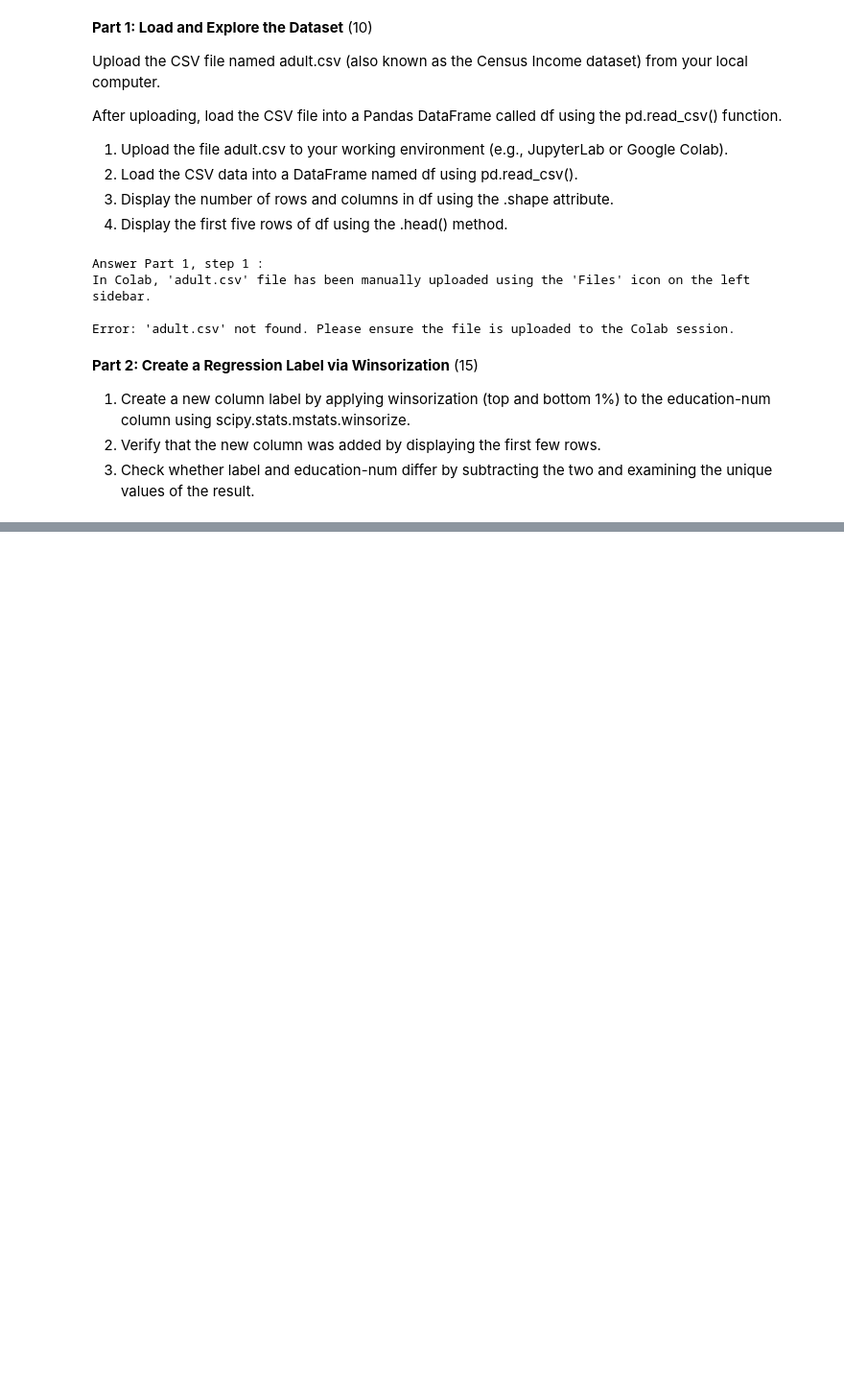
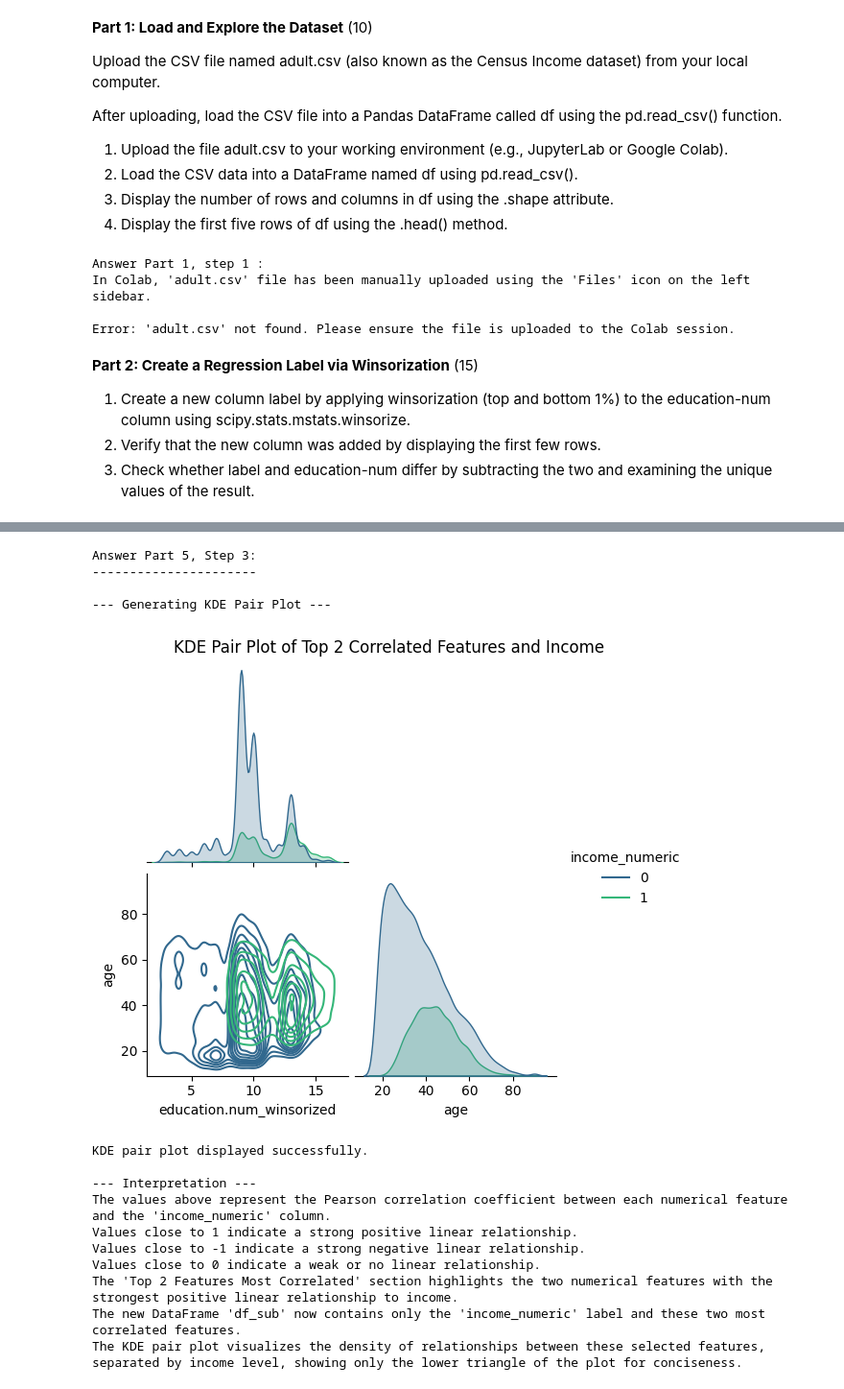
Before and after one commit to iotpelican/ml-llm-course-work, a Jupyter notebook: ss_T27_hw_02_main.ipynb, the cells around one changed output, grey strips where cells are left out. Shown: that part at 96% size. Cells and saved outputs as stored; diff of their text form; code cells hidden in the pictures; blank space fills up the shorter version.

```diff
--- a/ss_T27_hw_02_main.ipynb
+++ b/ss_T27_hw_02_main.ipynb
@@ -159,0 +660,40 @@ NameError: name 'df' is not defined
+# %%
+print("\n\nAnswer Part 5, Step 3:")
+print("-" * 22)
+
+# Generate a kernel density estimate (kde) pair plot using Seaborn ---
+print("\n--- Generating KDE Pair Plot ---")
+if not df_sub.empty:
+    # Create a pair plot with kind='kde' and corner=True
+    sns.pairplot(df_sub, hue='income_numeric', palette='viridis', kind='kde', corner=True)
+    plt.suptitle('KDE Pair Plot of Top 2 Correlated Features and Income', y=1.02) # Add a title
+    plt.show()
+    print("\nKDE pair plot displayed successfully.")
+else:
+    print("\nCannot generate pair plot: 'df_sub' is empty or not created.")
+
+
+print("\n--- Interpretation ---")
+print("The values above represent the Pearson correlation coefficient between each numerical feature and the 'income_numeric' column.")
+print("Values close to 1 indicate a strong positive linear relationship.")
+print("Values close to -1 indicate a strong negative linear relationship.")
+print("Values close to 0 indicate a weak or no linear relationship.")
+print("The 'Top 2 Features Most Correlated' section highlights the two numerical features with the strongest positive linear relationship to income.")
+print("The new DataFrame 'df_sub' now contains only the 'income_numeric' label and these two most correlated features.")
+print("The KDE pair plot visualizes the density of relationships between these selected features, separated by income level, showing only the lower triangle of the plot for conciseness.")
+# %% [output]
+Answer Part 5, Step 3:
+----------------------
+
+--- Generating KDE Pair Plot ---
+[figure, added]
+KDE pair plot displayed successfully.
+
+--- Interpretation ---
+The values above represent the Pearson correlation coefficient between each numerical feature and the 'income_numeric' column.
+Values close to 1 indicate a strong positive linear relationship.
+Values close to -1 indicate a strong negative linear relationship.
+Values close to 0 indicate a weak or no linear relationship.
+The 'Top 2 Features Most Correlated' section highlights the two numerical features with the strongest positive linear relationship to income.
+The new DataFrame 'df_sub' now contains only the 'income_numeric' label and these two most correlated features.
+The KDE pair plot visualizes the density of relationships between these selected features, separated by income level, showing only the lower triangle of the plot for conciseness.
```
Also changed, not shown: parts of 14 cells of this notebook.
